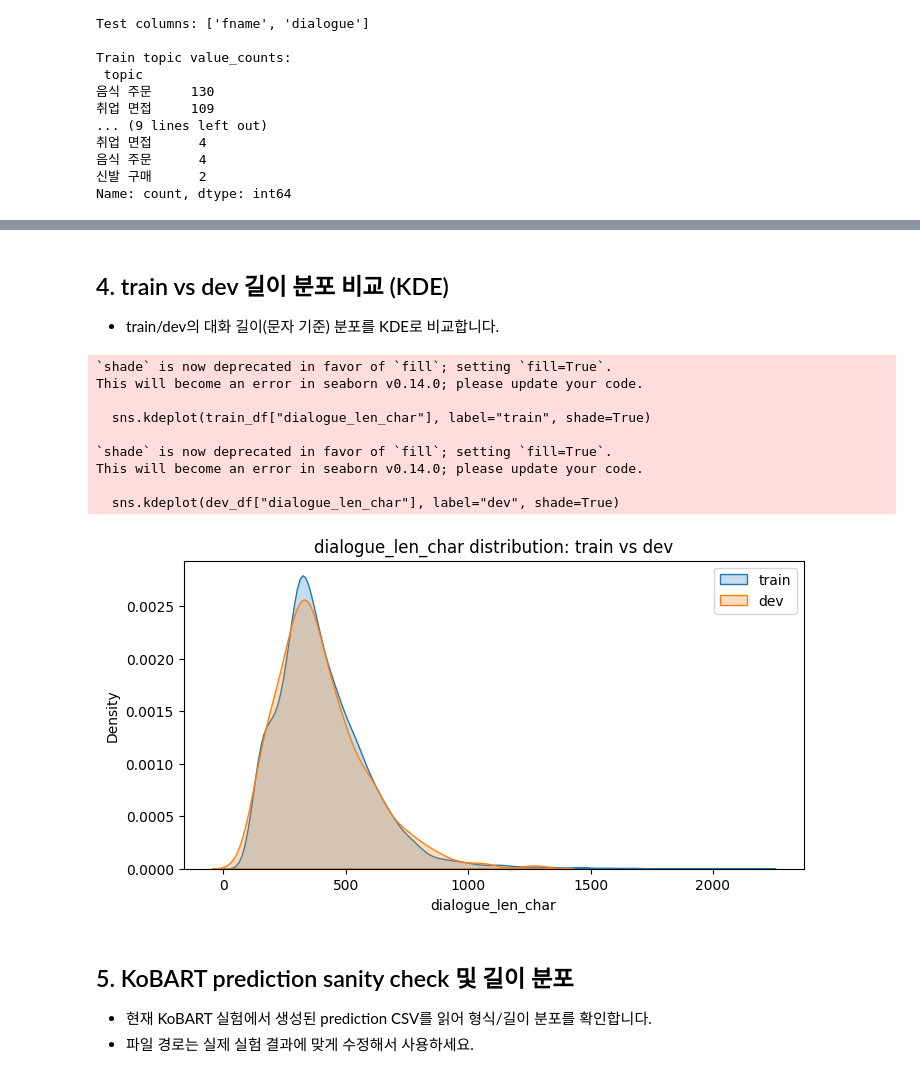
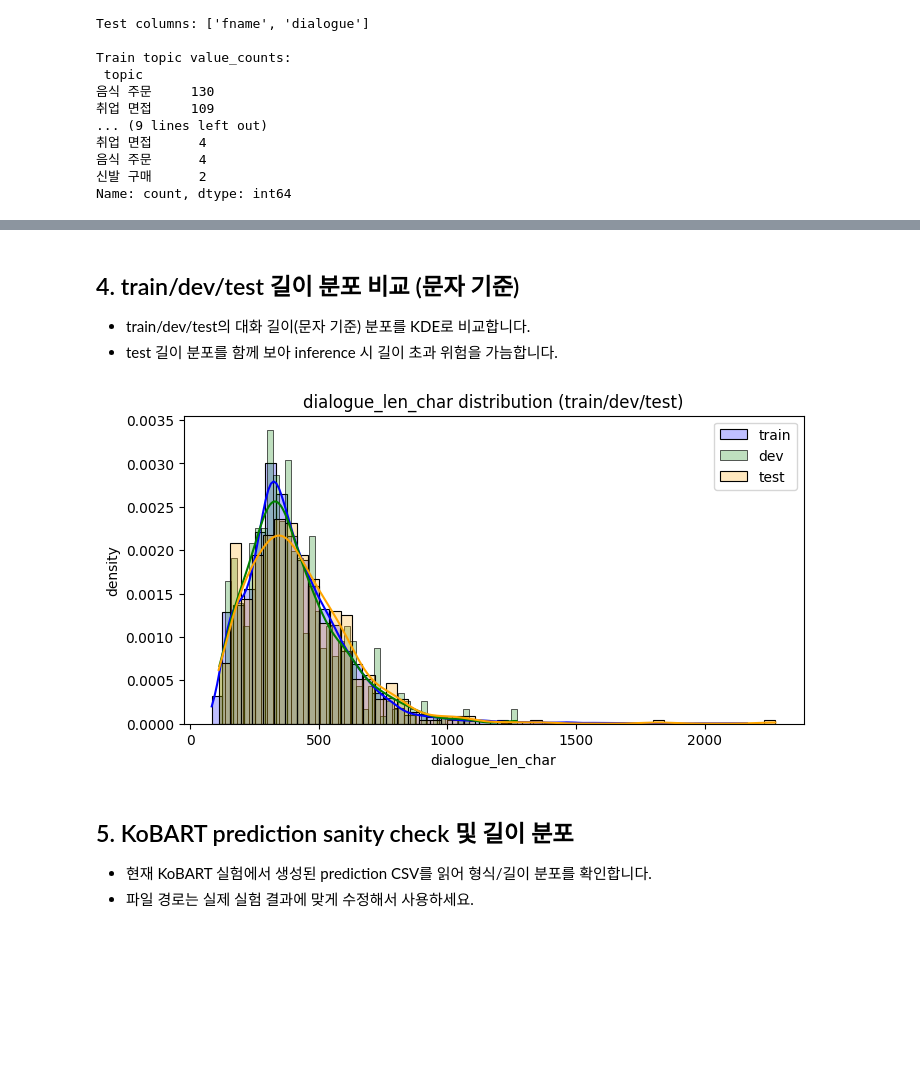
Before and after one commit to YongJae-AI/NLP_Dialouge_Summarization, a Jupyter notebook: notebooks/eda_kobart.ipynb, the cells around one changed output, grey strips where cells are left out. Saved outputs shown, nothing was run; the diff lists cells and outputs as text; code cells hidden in the pictures; blank space fills up the shorter version.

```diff
--- a/notebooks/eda_kobart.ipynb
+++ b/notebooks/eda_kobart.ipynb
@@ -127,0 +138,13 @@ Name: num_turns, dtype: float64
+# %%
+# dialogue_len_char 분포 시각화 (train/dev/test)
+import matplotlib.pyplot as plt
+import seaborn as sns
+
+plt.figure(figsize=(8,4))
+for label, df, color in zip(["train","dev","test"], [train_df, dev_df, test_df], ["blue","green","orange"]):
+    sns.histplot(df["dialogue_len_char"], bins=50, kde=True, label=label, color=color, alpha=0.25)
+plt.title("dialogue_len_char distribution (train/dev/test)")
+plt.xlabel("dialogue_len_char")
+plt.ylabel("count")
+plt.legend()
+plt.show()
@@ -141,18 +206,20 @@ kobart_tok = PreTrainedTokenizerFast.from_pretrained("gogamza/kobart-base-v1")
 def token_len(text: str) -> int:
     return len(kobart_tok.encode(str(text), add_special_tokens=True))
 
-train_df["dialogue_len_tok"] = train_df["dialogue"].apply(token_len)
-dev_df["dialogue_len_tok"] = dev_df["dialogue"].apply(token_len)
+for split_name, df in [("train", train_df), ("dev", dev_df), ("test", test_df)]:
+    df["dialogue_len_tok"] = df["dialogue"].apply(token_len)
 
 plt.figure(figsize=(8, 4))
-sns.histplot(train_df["dialogue_len_tok"], bins=50, kde=True)
+for label, df, color in zip(["train", "dev", "test"], [train_df, dev_df, test_df], ["blue", "green", "orange"]):
+    sns.kdeplot(df["dialogue_len_tok"], label=label, fill=True, alpha=0.25, color=color)
 plt.axvline(1024, color="red", linestyle="--", label="encoder_max_len=1024")
-plt.title("Train dialogue token length distribution (KoBART)")
+plt.title("dialogue token length distribution (KoBART)")
 plt.xlabel("dialogue_len_tok")
-plt.ylabel("count")
+plt.ylabel("density")
 plt.legend()
 plt.show()
 
-print("[TRAIN] encoder_max_len=1024 초과 비율:", (train_df["dialogue_len_tok"] > 1024).mean())
-print("[DEV]   encoder_max_len=1024 초과 비율:", (dev_df["dialogue_len_tok"] > 1024).mean())
+for label, df in [("TRAIN", train_df), ("DEV", dev_df), ("TEST", test_df)]:
+    over_rate = (df["dialogue_len_tok"] > 1024).mean()
+    print(f"[{label}] encoder_max_len=1024 초과 비율: {over_rate:.4f}")
 # %% [output]
@@ -163,27 +231,23 @@ You passed along `num_labels=3` with an incompatible id to label map: {'0': 'NEG
 # %% [markdown]
-## 4. train vs dev 길이 분포 비교 (KDE)
+## 4. train/dev/test 길이 분포 비교 (문자 기준)
 
-- train/dev의 대화 길이(문자 기준) 분포를 KDE로 비교합니다.
+- train/dev/test의 대화 길이(문자 기준) 분포를 KDE로 비교합니다.
+- test 길이 분포를 함께 보아 inference 시 길이 초과 위험을 가늠합니다.
 # %%
-# train/dev dialogue_len_char 분포를 KDE로 비교하는 셀입니다.
-plt.figure(figsize=(8, 4))
-sns.kdeplot(train_df["dialogue_len_char"], label="train", shade=True)
-sns.kdeplot(dev_df["dialogue_len_char"], label="dev", shade=True)
-plt.title("dialogue_len_char distribution: train vs dev")
+# dialogue_len_char 분포 시각화 (train/dev/test)
+import matplotlib.pyplot as plt
+import seaborn as sns
+
+plt.figure(figsize=(8,4))
+for label, df, color in zip(["train","dev","test"], [train_df, dev_df, test_df], ["blue","green","orange"]):
+    sns.histplot(df["dialogue_len_char"], bins=50, kde=True, stat="density", label=label, color=color, alpha=0.25)
+plt.title("dialogue_len_char distribution (train/dev/test)")
 plt.xlabel("dialogue_len_char")
+plt.ylabel("density")
 plt.legend()
 plt.show()
 # %% [output]
-`shade` is now deprecated in favor of `fill`; setting `fill=True`.
-This will become an error in seaborn v0.14.0; please update your code.
-
-  sns.kdeplot(train_df["dialogue_len_char"], label="train", shade=True)
-
-`shade` is now deprecated in favor of `fill`; setting `fill=True`.
-This will become an error in seaborn v0.14.0; please update your code.
-
-  sns.kdeplot(dev_df["dialogue_len_char"], label="dev", shade=True)
-[figure, old version]
+[figure, new version]
 # %% [markdown]
 ## 5. KoBART prediction sanity check 및 길이 분포
 
```
Also changed, not shown: parts of 7 cells of this notebook, 6 other files.
